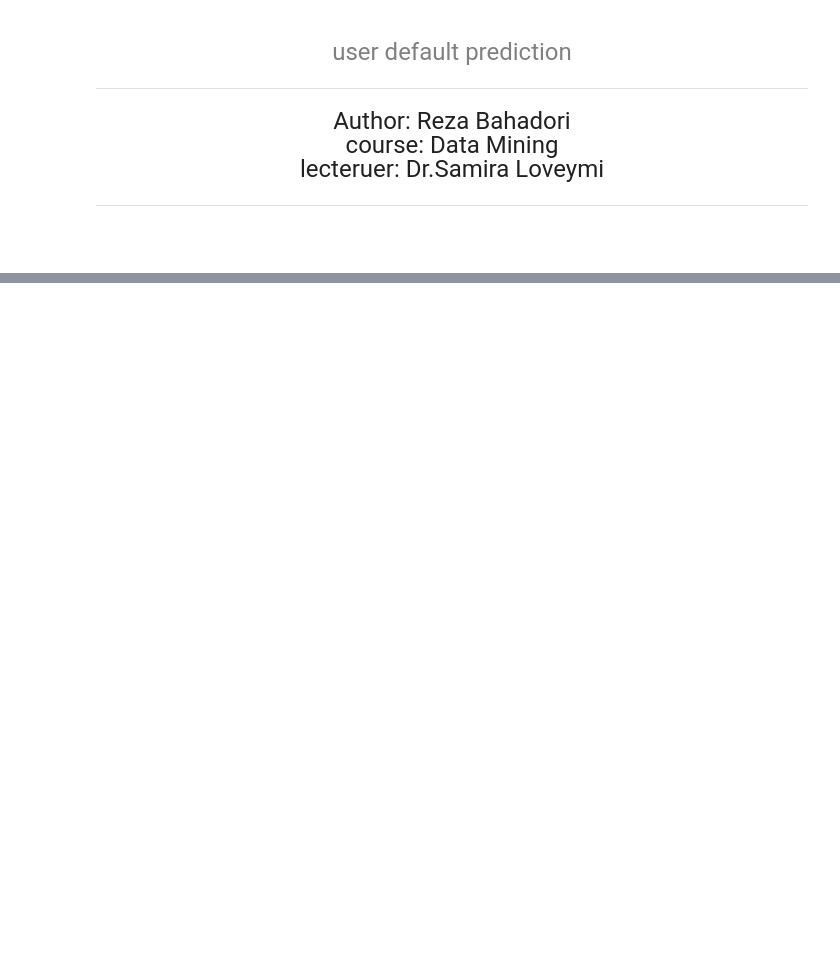
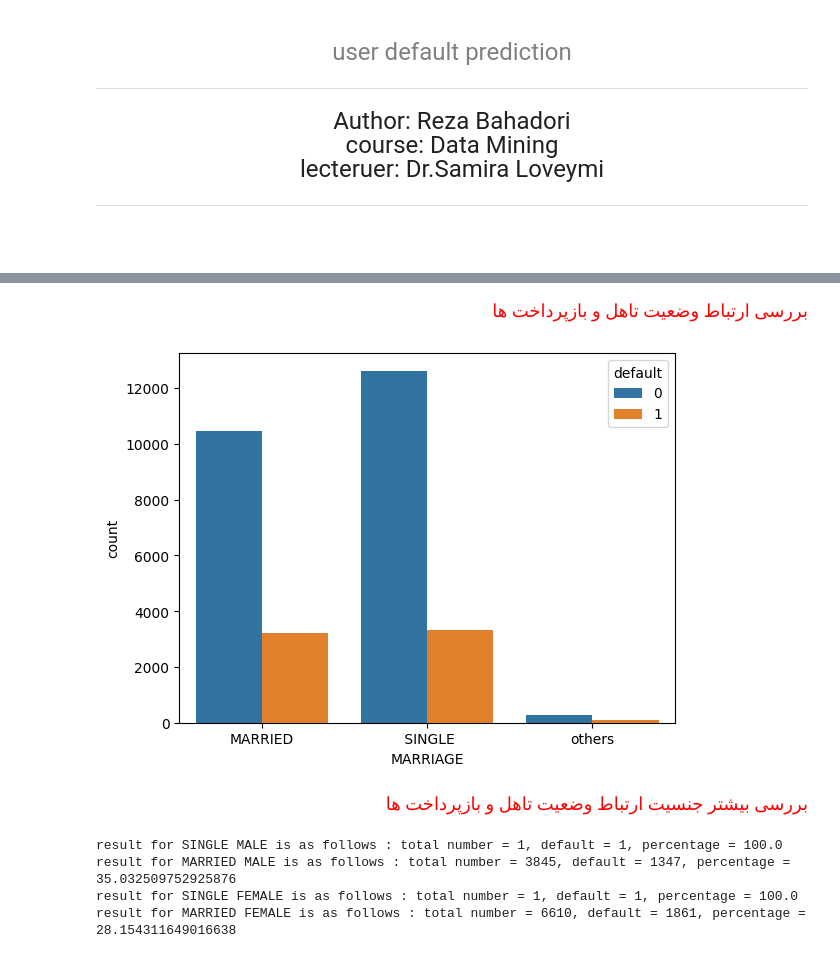
Before and after one commit to rzabhd80/credit-card-defult-detection, a Jupyter notebook: default_users.ipynb, the cells around one changed output, grey strips where cells are left out. Saved outputs shown, nothing was run; the diff lists cells and outputs as text; code cells hidden in the pictures; blank space fills up the shorter version.

```diff
--- a/default_users.ipynb
+++ b/default_users.ipynb
@@ -49,0 +338,35 @@ ModuleNotFoundError: No module named 'matplotlib'
+# %% [markdown]
+<div dir="rtl" align="right">
+<font face="XB Zar" size=4 color=red>بررسی ارتباط وضعیت تاهل و بازپرداخت ها</font>
+</div>
+# %%
+data_frame_cp = dataFrame.copy()
+data_frame_cp = data_frame_cp.replace({"MARRIAGE":{1:"MARRIED",2:" SINGLE",3:"others"}})
+sea.countplot(data=data_frame_cp,x= data_frame_cp["MARRIAGE"],hue="default")
+del data_frame_cp
+# %% [output]
+[figure, added]
+# %% [markdown]
+<div dir="rtl" align="right">
+<font face="XB Zar" size=4 color=red>بررسی بیشتر جنسیت ارتباط وضعیت تاهل و بازپرداخت ها</font>
+</div>
+# %%
+def query_dataFrame_generator(data :pd.DataFrame ,gender : str , marriage : str) :
+    query_txt = str(f"MARRIAGE == '{ marriage }' and SEX == '{ gender }' ")
+    default_query_result =  data.query( query_txt+" and default == 1").value_counts().__len__()
+    all_query_result = data.query(f"MARRIAGE == '{marriage}' and SEX == '{gender}' and default == 0").value_counts().__len__()
+    default_query_result +=1
+    all_query_result +=1
+    print(f"result for {marriage} {gender} is as follows : total number = {all_query_result}, default = {default_query_result}, percentage = {(default_query_result/all_query_result)*100}")
+
+gender = ["MALE","FEMALE"]
+marriage = ["SINGLE","MARRIED"]
+data_frame_cp = dataFrame.copy()
+data_frame_cp = data_frame_cp.replace({"MARRIAGE":{1:"MARRIED",2:" SINGLE",3:"others"},"SEX":{1:"MALE",2:"FEMALE"}})
+[query_dataFrame_generator(data_frame_cp,i,j) for i in gender for j in marriage]
+del data_frame_cp
+# %% [output]
+result for SINGLE MALE is as follows : total number = 1, default = 1, percentage = 100.0
+result for MARRIED MALE is as follows : total number = 3845, default = 1347, percentage = 35.032509752925876
+result for SINGLE FEMALE is as follows : total number = 1, default = 1, percentage = 100.0
+result for MARRIED FEMALE is as follows : total number = 6610, default = 1861, percentage = 28.154311649016638
```
Also changed, not shown: parts of 31 cells of this notebook, 1 other file.
